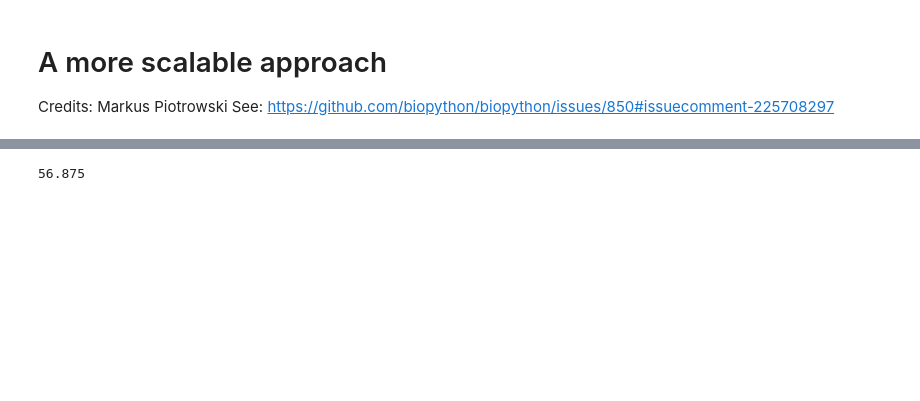
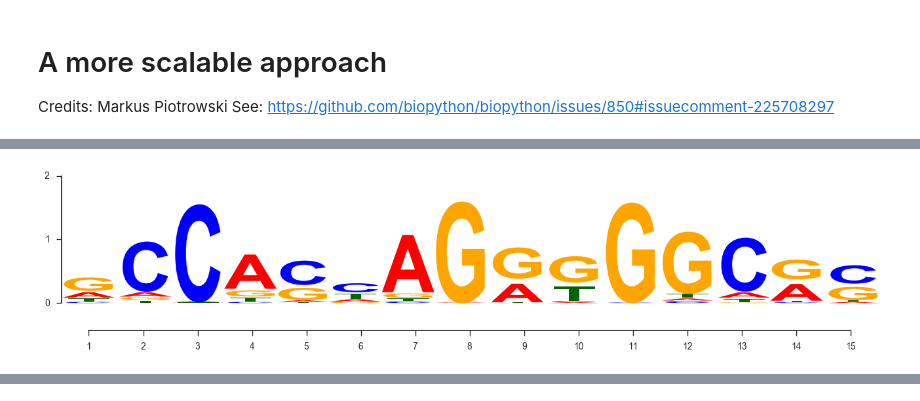
Before and after one commit to saketkc/motif-logos-matplotlib, a Jupyter notebook: Motif Logos using matplotlib.ipynb, the cells around one changed output, grey strips where cells are left out. Saved outputs shown, nothing was run; the diff lists cells and outputs as text; code cells hidden in the pictures; blank space fills up the shorter version.

```diff
--- a/Motif Logos using matplotlib.ipynb
+++ b/Motif Logos using matplotlib.ipynb
@@ -8,7 +8,7 @@ The coordinates for bases were picked of from [seqLogo](http://bioconductor.org/
 
 See [LICENCE](LICENSE)
 # %%
-%matplotlib notebook
+%matplotlib inline
 from __future__ import division
 from Bio import motifs
 import seaborn
@@ -19,7 +19,9 @@ import matplotlib.patches as mpatches
 from matplotlib.collections import PatchCollection
 from matplotlib import transforms
 
-colors_scheme = {'G': 'y', 'T': 'forestgreen', 'C': 'mediumblue', 'A': 'r'}
+
+
+colors_scheme = {'G': 'orange', 'A': 'red', 'C': 'blue', 'T': 'darkgreen'}
 # %%
 with open("./meme_out/meme.txt") as handle:
     m = motifs.parse(handle, "meme")
@@ -135,7 +137,7 @@ def plotC(xstart=0, ystart=0, xscale=1, yscale=1):
 def approximate_error(motif):
     """Calculate approximate error"""
     pwm = motif.pwm
-    bases = pwm.keys()
+    bases = list(pwm.keys())
     n = sum(motif.counts[bases[0]])
     approx_error = (len(bases)-1)/(2 * np.log(2) * n)
     return approx_error
@@ -145,7 +147,7 @@ def exact_error(motif):
     """Calculate exact error, using multinomial(na,nc,ng,nt)"""
     ## Super Slow. O(n^3)
     pwm = motif.pwm
-    bases = pwm.keys()
+    bases = list(pwm.keys())
     na = sum(motif.counts['A'])
     n = na
     nc = 0
@@ -192,7 +194,7 @@ def exact_error(motif):
 def calc_info_matrix(motif, correction_type='approx'):
     """Calculate information matrix with small sample correction"""
     pwm = motif.pwm
-    bases = pwm.keys()
+    bases = list(pwm.keys())
     if correction_type=='approx':
         error = approximate_error(motif)
     else:
@@ -203,7 +205,7 @@ def calc_info_matrix(motif, correction_type='approx'):
 def calc_relative_information(motif, correction_type='approx'):
     """Calculate relative information matrix"""
     pwm = motif.pwm
-    bases = pwm.keys()
+    bases = list(pwm.keys())
     if correction_type=='approx':
         info_matrix = calc_info_matrix(motif)
     else:
@@ -285,7 +288,7 @@ fig = plt.figure()
 #ax.set_xticks(range(0.1,0.1*len(motif),0.1))
 #ax.set_xticklabels(range(1,len(motif)+1))
 
-fig.set_size_inches(len(motif),3)
+fig.set_size_inches(len(motif),2.5)
 ax = fig.add_subplot(111)
 
 xshift = 0
@@ -293,7 +296,7 @@ trans_offset = transforms.offset_copy(ax.transAxes,
                                   fig=fig,
                                   x=0,
                                   y=0,
-                                  units='dots')
+                                  units='points')
 for i in range(0, len(motif)):
     scores = [(b,rel_info[b][i]) for b in bases]
     scores.sort(key=lambda t: t[1])
@@ -303,24 +306,28 @@ for i in range(0, len(motif)):
                       0,
                       base,
                       transform=trans_offset,
-                      fontsize=85,
+                      fontsize=80,
                       color=colors_scheme[base],
-                      family='monospace'
+                      weight='bold',
+                      ha='center',
+                      family='sans-serif'
                       )
-        txt.set_path_effects([Scale(1.3, score)])
+        txt.set_path_effects([Scale(1.0, score)])
         fig.canvas.draw()
         window_ext = txt.get_window_extent(txt._renderer)
         yshift = window_ext.height*score
-        trans_offset = transforms.offset_copy(txt._transform, fig=fig, y=yshift, units='dots')
+        trans_offset = transforms.offset_copy(txt._transform, fig=fig, y=yshift, units='points')
     xshift+=window_ext.width
-    trans_offset = mtrans.offset_copy(ax.transAxes, fig=fig, x=xshift, units='dots')
+    trans_offset = mtrans.offset_copy(ax.transAxes, fig=fig, x=xshift, units='points')
 
 ax.set_yticks(range(0,3))
-#ax.set_xticks(np.arange(window_ext.width/100,len(motif)*window_ext.width/100+0.5,window_ext.width/100))
+#ax.set_xticks(np.arange(-window_ext.width/100,len(motif)*window_ext.width/100+0.5,window_ext.width/100))
 
-#ax.set_xticklabels(range(1, len(motif)+1))
+ax.set_xticks(range(len(motif)))
+ax.set_xticklabels(range(1,len(motif)+1))
+#ax.set_xticklabels(ax.transData.transform([(i,0) for i in range(len(motif))]))
 ax.set_yticklabels(np.arange(0,3,1))
-seaborn.despine(ax=ax, offset=10, trim=True)
+seaborn.despine(ax=ax, offset=30, trim=True)
 
 plt.show()
 # %% [output]
@@ -329,8 +334,5 @@ plt.show()
+[figure, added]
 # %% [markdown]
 ### MEME Logo:
 
 ![img](./meme_out/logo1.png)
-# %%
-window_ext.width
-# %% [output]
-56.875
```
Also changed, not shown: parts of 5 cells of this notebook.
